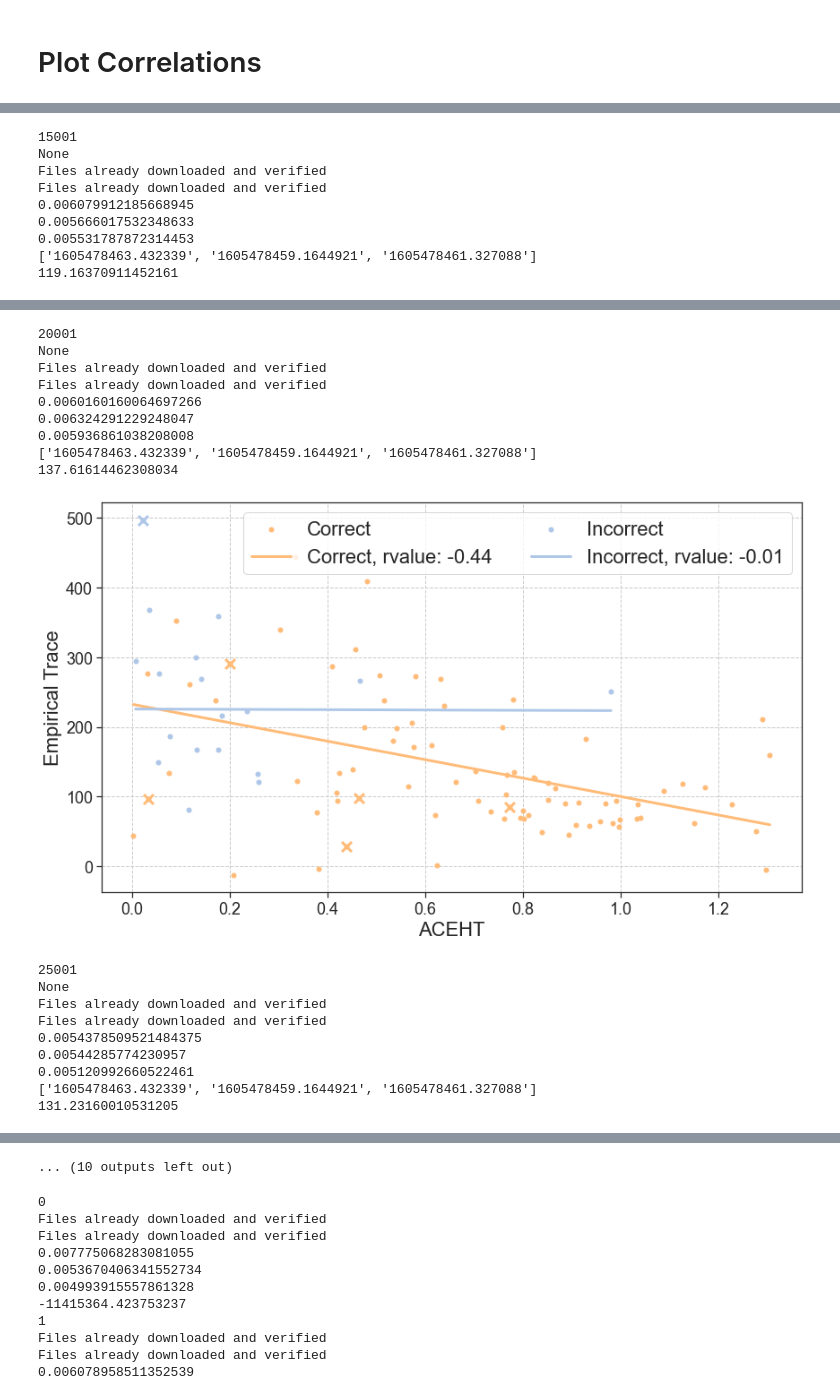
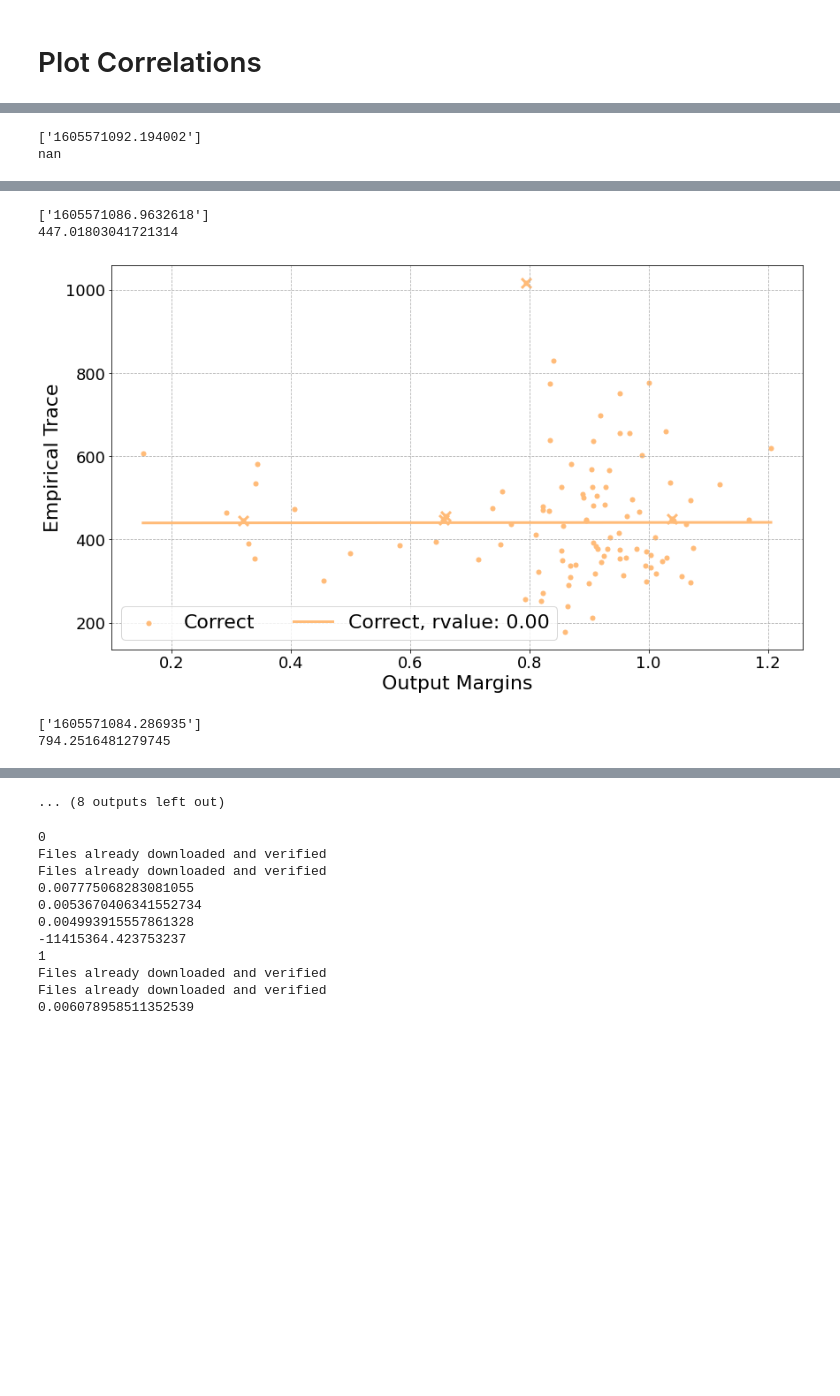
Before and after one commit to daniellengyel/deep_generalizability, a Jupyter notebook: notebooks/Trace Correlations.ipynb, the cells around one changed output, grey strips where cells are left out. Saved outputs shown, nothing was run; the diff lists cells and outputs as text; code cells hidden in the pictures; blank space fills up the shorter version.

Commit message:
Test weight decay and lr schedule

```diff
--- a/notebooks/Trace Correlations.ipynb
+++ b/notebooks/Trace Correlations.ipynb
@@ -44,7 +37,7 @@ INCORRECT_COLOR_IDX = 1
 # Try to test our stuff on more complicated models. VGG or AlexNet. The pretrained ones for now?
 # %%
 root_folder = os.environ["PATH_TO_DEEP_FOLDER"]
-data_name = "CIFAR10"
-exp = "Long_MSE_Simple"
+data_name = "MNIST"
+exp = "lr_MSE_test"
 experiment_folder = os.path.join(root_folder, "experiments", data_name, exp)
 # %%
@@ -175,12 +64,12 @@ hp_data_func_plot(experiment_folder, data_func, X_axis_name, Y_axis_name,
 # %% [markdown]
 # Plot Correlations
 # %%
-all_steps = get_exp_steps(experiment_folder)
+all_steps = mf.save_load.get_exp_steps(experiment_folder)
 all_steps = np.array([list(v.keys()) for v in all_steps.values()]).reshape(-1)
 all_steps = sorted(list(set(all_steps)))
 
 # Plot trace vs margins
-X_axis_name = "ACEHT"
+X_axis_name = "Output Margins"
 Y_axis_name = "Empirical Trace"
 
 
@@ -188,8 +77,10 @@ plot_name = "C_IC"
 X_axis_bounds = None #[0, 1.001]
 Y_axis_bounds = None #[0, 200]
 
+should_save = False
 
-filter_seperate = []
+
+filter_seperate = ["learning_rate"]
 filter_not_seperate = None
 
 pre_filtered_exp_ids = None
@@ -197,24 +88,25 @@ pre_filtered_exp_ids = None
 use_correct_filter = True
 draw_correlation = True
 # %%
-save_time_path = os.path.join(experiment_folder, "time_corr")
-if not os.path.isdir(save_time_path):
-    os.mkdir(save_time_path)
+if should_save:
+    save_time_path = os.path.join(experiment_folder, "time_corr")
+    if not os.path.isdir(save_time_path):
+        os.mkdir(save_time_path)
+else:
+    save_time_path = None
 
-for step in [0, 5001, 10001, 15001, 20001, 25001, 30001, 35001, 40001, 45001, 50001]:
-    print(step)
-    acc, _ = load_cached_data(experiment_folder, "acc", step=step)
-    print(acc)
+for step in [-1]:
+#     acc, _ = load_cached_data(experiment_folder, "acc", step=step)
 
-    curr_point_traces, meta = load_cached_data(experiment_folder, "point_traces", step=step)
-#     linear_loss_trace_filters = get_exp_linear_loss_trace(experiment_folder, step=step, seed=0, device=None, num_datapoints=1000, on_test_set=False, should_cache=False)
-    linear_loss_trace_filters = get_exp_margins(experiment_folder, softmax_outputs=False, step=step, seed=0, device=None, num_datapoints=100, on_test_set=False, should_cache=False)
+    curr_point_traces, meta = mf.save_load.load_cached_data(experiment_folder, "point_traces", step=step)
+    if X_axis_name == "Output Margins":
+        corr_candidate_filter = mf_post.postprocess_experiment.get_exp_margins(experiment_folder, softmax_outputs=False, step=step, seed=0, device=None, num_datapoints=100, on_test_set=False, should_cache=False)
 
-    curr_plot_name = None # "{}_step_{}".format(plot_name, step)
+    curr_plot_name = "{}_step_{}".format(plot_name, step)
 
-    data_func = margin_trace_correct_incorrect_plot(linear_loss_trace_filters, curr_point_traces, use_correct_filter=use_correct_filter, draw_correlation=draw_correlation)
+    data_func = mf_post.stats_plotting.margin_trace_correct_incorrect_plot(corr_candidate_filter, curr_point_traces, use_correct_filter=use_correct_filter, draw_correlation=draw_correlation)
 
-    hp_data_func_plot(experiment_folder, data_func, X_axis_name, Y_axis_name,
+    mf_post.stats_plotting.hp_data_func_plot(experiment_folder, data_func, X_axis_name, Y_axis_name,
                       curr_plot_name, filter_seperate, filter_not_seperate,
                  save_time_path, X_axis_bounds, Y_axis_bounds,
                     pre_filtered_exp_ids)
@@ -252,9 +133,2 @@ Files already downloaded and verified
-15001
-None
-Files already downloaded and verified
-Files already downloaded and verified
-0.006079912185668945
-0.005666017532348633
-0.005531787872314453
-['1605478463.432339', '1605478459.1644921', '1605478461.327088']
-119.16370911452161
+['1605571092.194002']
+nan
@@ -262,19 +136,5 @@ Files already downloaded and verified
-20001
-None
-Files already downloaded and verified
-Files already downloaded and verified
-0.0060160160064697266
-0.006324291229248047
-0.005936861038208008
-['1605478463.432339', '1605478459.1644921', '1605478461.327088']
-137.61614462308034
+['1605571086.9632618']
+447.01803041721314
-[figure, old version]
+[figure, new version]
-25001
-None
-Files already downloaded and verified
-Files already downloaded and verified
-0.0054378509521484375
-0.00544285774230957
-0.005120992660522461
-['1605478463.432339', '1605478459.1644921', '1605478461.327088']
-131.23160010531205
+['1605571084.286935']
+794.2516481279745
@@ -282,4 +142,4 @@ Files already downloaded and verified
-... (10 outputs left out)
+... (8 outputs left out)
 # %%
 # root_folder = os.environ["PATH_TO_DEEP_FOLDER"]
 # data_name = "MNIST"
```
Also changed, not shown: parts of 12 cells of this notebook, 13 other files.
